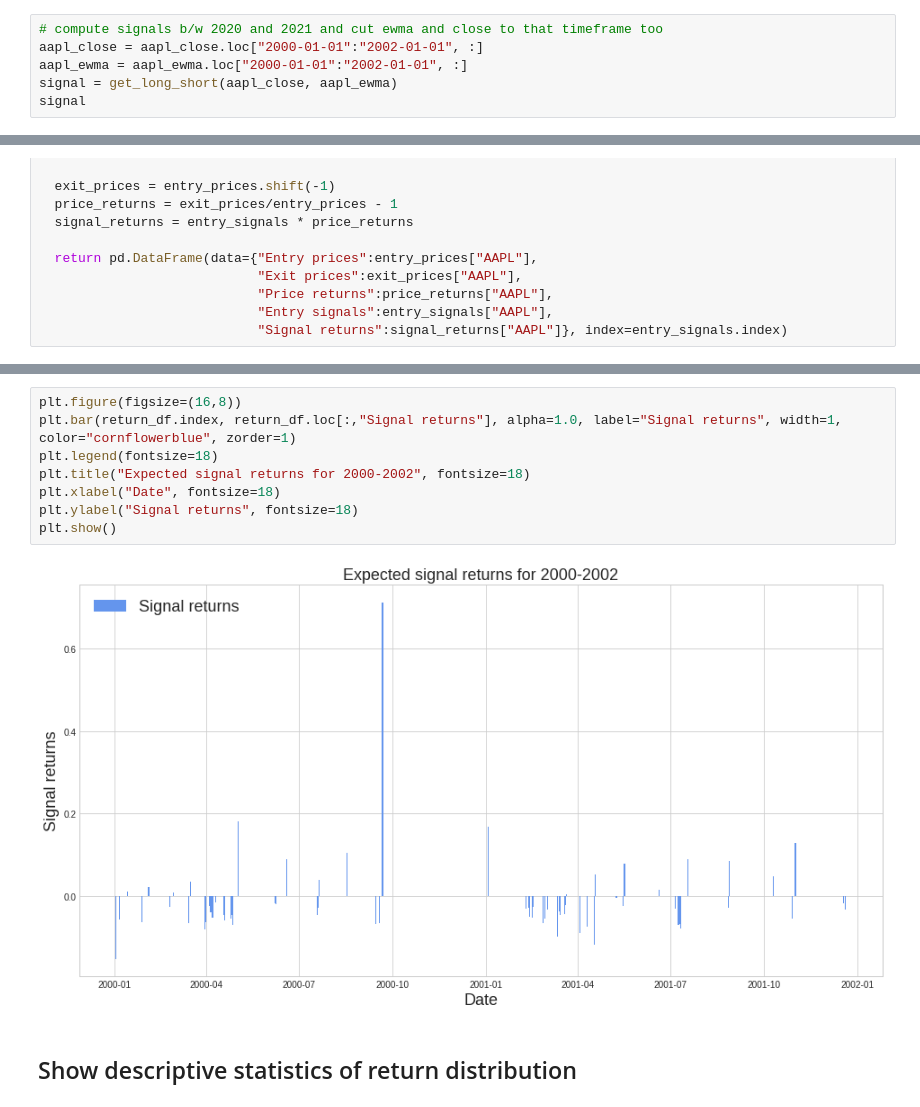
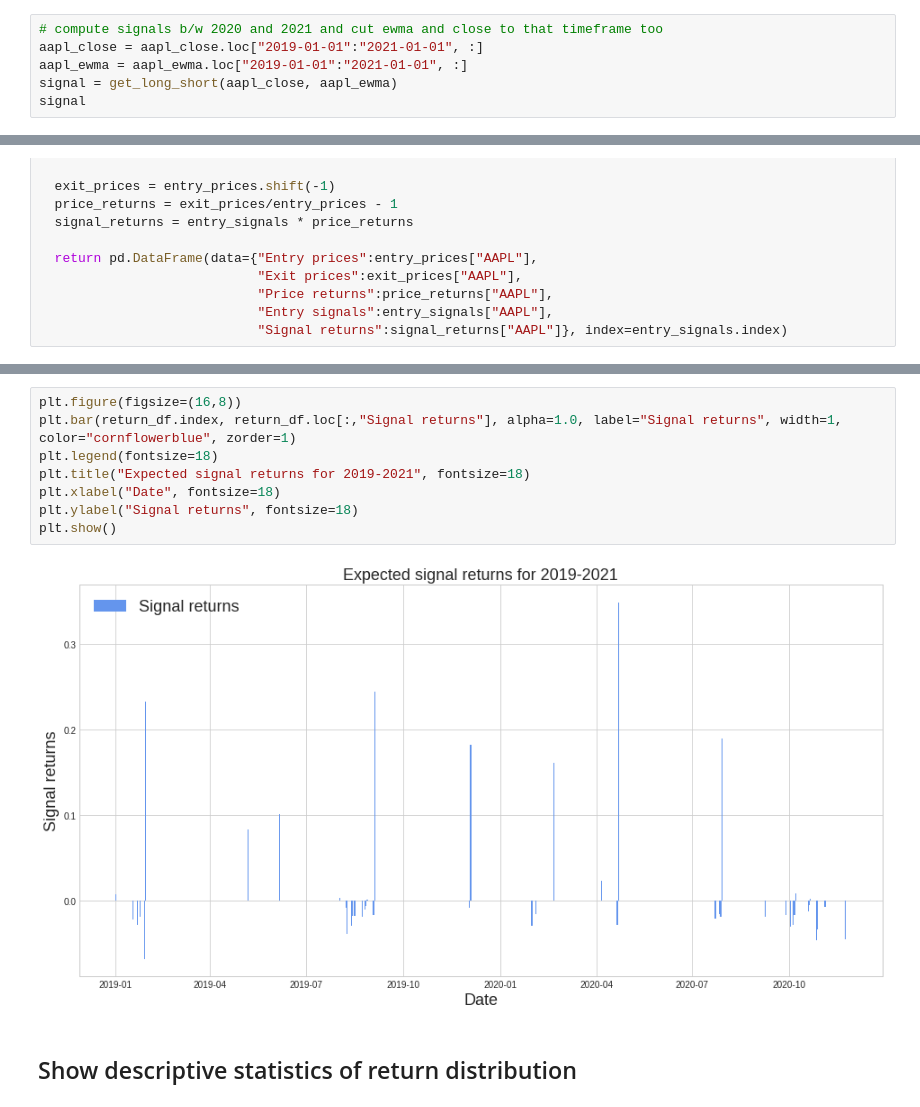
Before and after one commit to lucaskienast/Algorithmic-Trading, a Jupyter notebook: Crossover Strategies/Single_Stock_Close_EWMA_Crossover_Strategy.ipynb, the cells around one changed output, grey strips where cells are left out. Saved outputs shown, nothing was run; the diff lists cells and outputs as text.

```diff
--- a/Crossover Strategies/Single_Stock_Close_EWMA_Crossover_Strategy.ipynb
+++ b/Crossover Strategies/Single_Stock_Close_EWMA_Crossover_Strategy.ipynb
@@ -127,8 +141,8 @@ def get_long_short(close, moving_avg):
   return long_short
 # %%
 # compute signals b/w 2020 and 2021 and cut ewma and close to that timeframe too
-aapl_close = aapl_close.loc["2000-01-01":"2002-01-01", :]
-aapl_ewma = aapl_ewma.loc["2000-01-01":"2002-01-01", :]
+aapl_close = aapl_close.loc["2019-01-01":"2021-01-01", :]
+aapl_ewma = aapl_ewma.loc["2019-01-01":"2021-01-01", :]
 signal = get_long_short(aapl_close, aapl_ewma)
 signal
 # %% [output]
@@ -236,13 +250,13 @@ return_df.head(50)
 # %%
 plt.figure(figsize=(16,8))
 plt.bar(return_df.index, return_df.loc[:,"Signal returns"], alpha=1.0, label="Signal returns", width=1, color="cornflowerblue", zorder=1)
 plt.legend(fontsize=18)
-plt.title("Expected signal returns for 2000-2002", fontsize=18)
+plt.title("Expected signal returns for 2019-2021", fontsize=18)
 plt.xlabel("Date", fontsize=18)
 plt.ylabel("Signal returns", fontsize=18)
 plt.show()
 # %% [output]
-[figure, old version]
+[figure, new version]
 # %% [markdown]
 ## Show descriptive statistics of return distribution
 # %%
```
Also changed, not shown: parts of 13 cells of this notebook.
